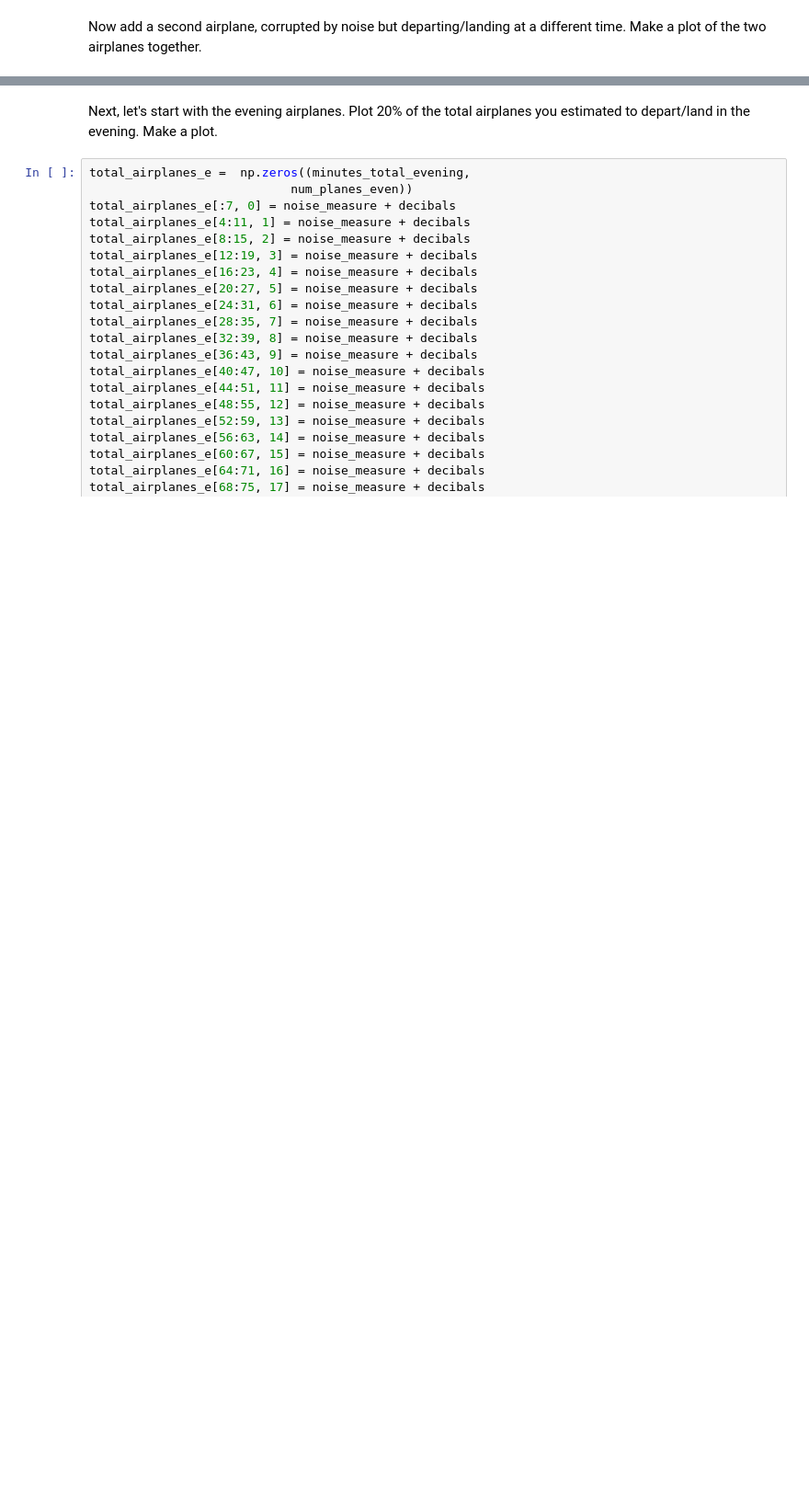
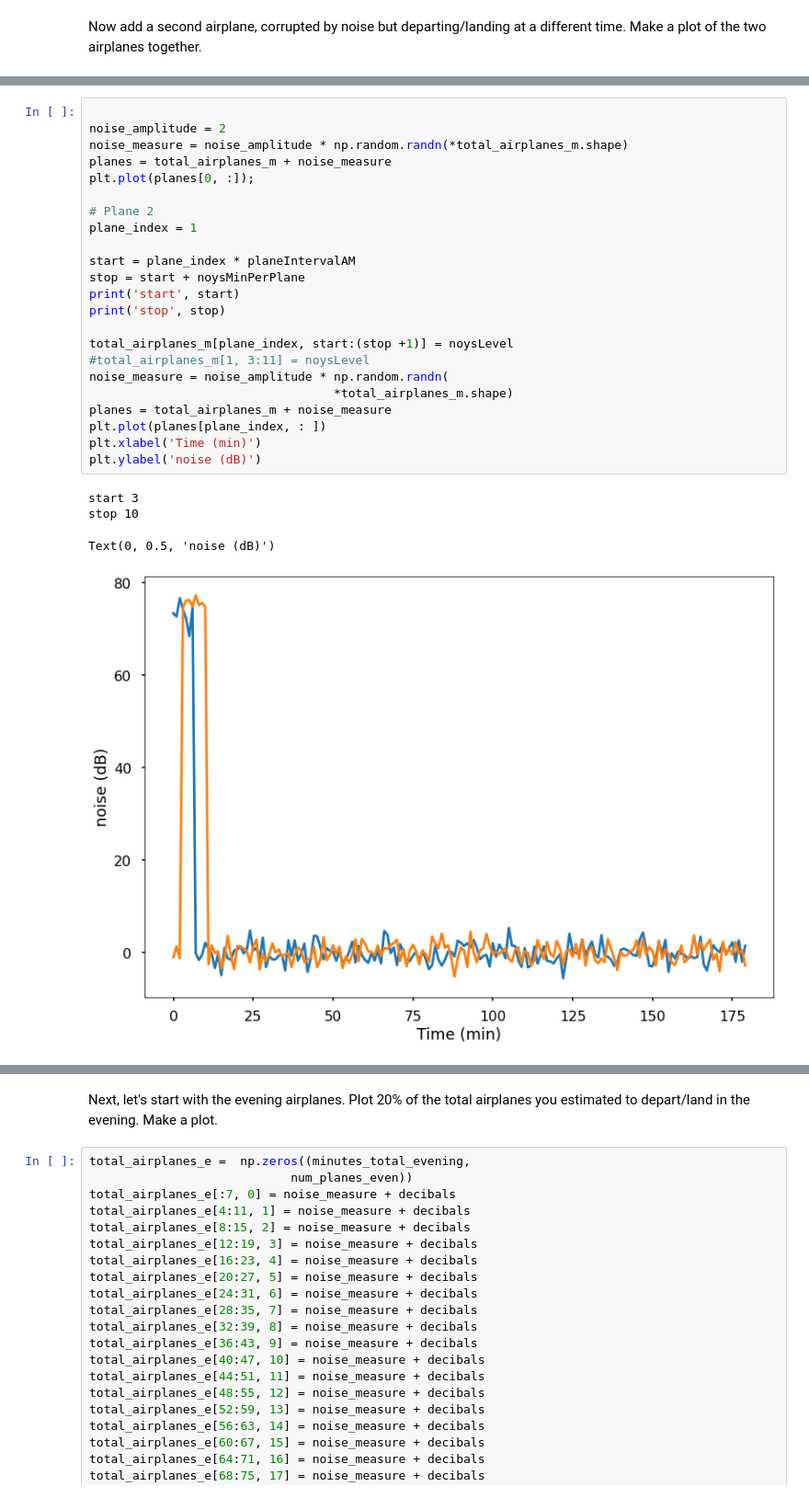
Before and after one commit to mohammedfmehboob/PythonTutorials, a Jupyter notebook: tutorial010Exercise-Copy2.ipynb, the cells around one changed output, grey strips where cells are left out. Shown: that part at 92% size. Drawn from its saved outputs; the diff is of its cells as text; blank space fills up the shorter version.

```diff
--- a/tutorial010Exercise-Copy2.ipynb
+++ b/tutorial010Exercise-Copy2.ipynb
@@ -290,0 +331,28 @@ Finally, simulate all the the airplanes that you have estimated to land/depart i
+# %%
+
+noise_amplitude = 2
+noise_measure = noise_amplitude * np.random.randn(*total_airplanes_m.shape)
+planes = total_airplanes_m + noise_measure
+plt.plot(planes[0, :]);
+
+# Plane 2
+plane_index = 1
+
+start = plane_index * planeIntervalAM
+stop = start + noysMinPerPlane
+print('start', start)
+print('stop', stop)
+
+total_airplanes_m[plane_index, start:(stop +1)] = noysLevel
+#total_airplanes_m[1, 3:11] = noysLevel
+noise_measure = noise_amplitude * np.random.randn(
+                                  *total_airplanes_m.shape)
+planes = total_airplanes_m + noise_measure
+plt.plot(planes[plane_index, : ])
+plt.xlabel('Time (min)')
+plt.ylabel('noise (dB)')
+# %% [output]
+start 3
+stop 10
+Text(0, 0.5, 'noise (dB)')
+[figure, added]
```
Also changed, not shown: parts of 23 cells of this notebook.
